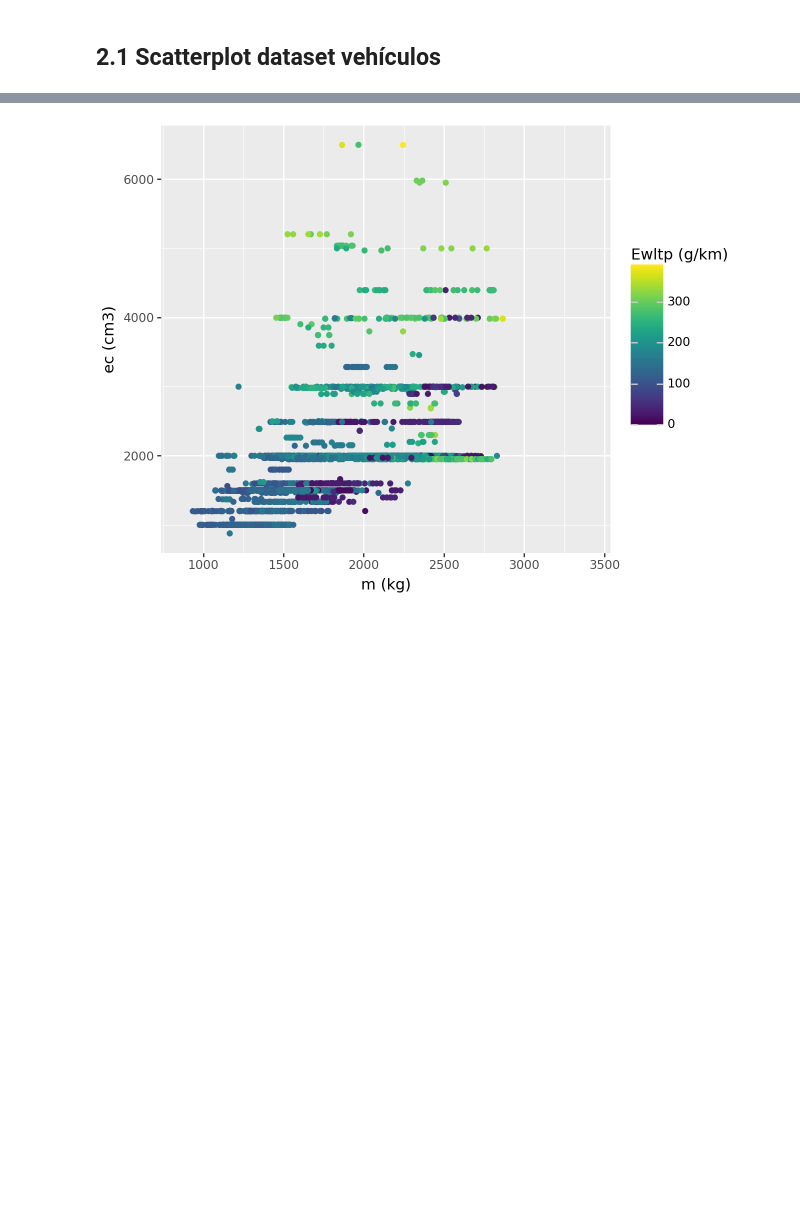
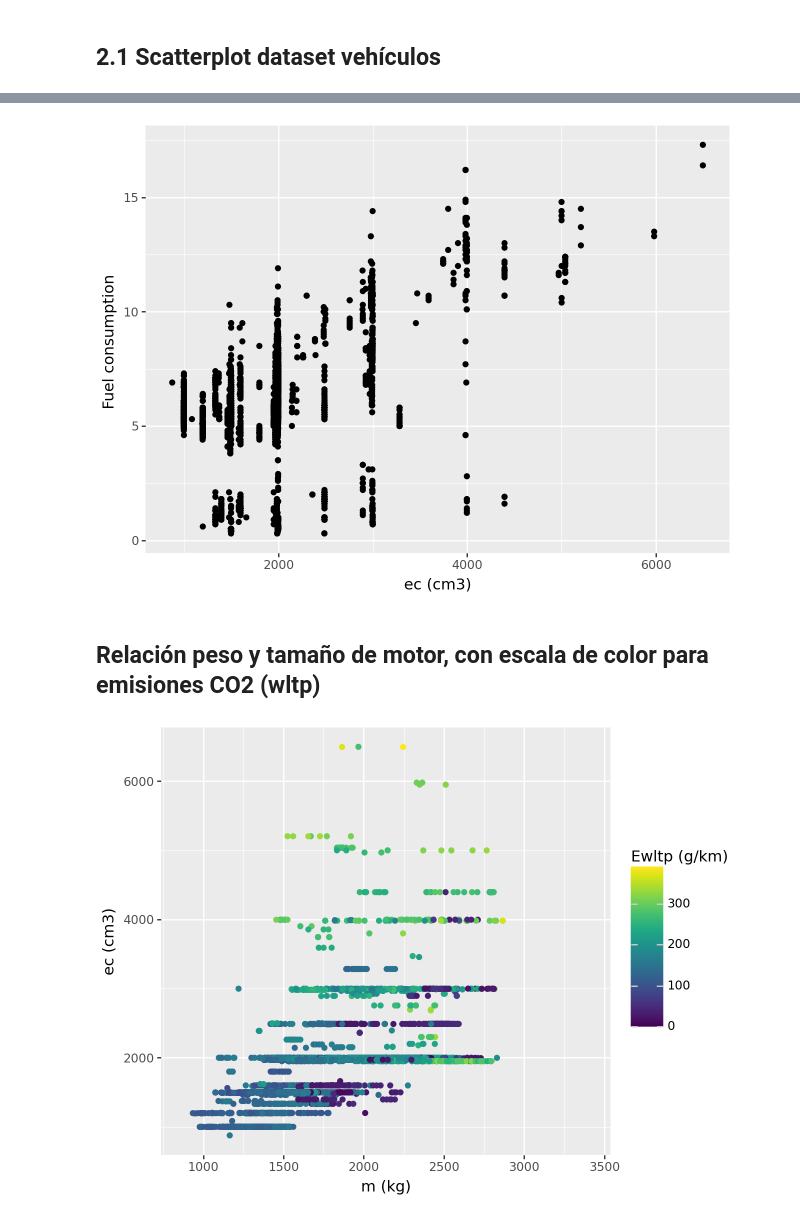
Before and after one commit to pedroconcejero/ucm_master_25_26, a Jupyter notebook: 04_ggplot_ejemplo_vehiculos_ES_2024_copy.ipynb, the cells around one changed output, grey strips where cells are left out. Cells and saved outputs as stored; diff of their text form; code cells hidden in the pictures; blank space fills up the shorter version.

```diff
--- a/04_ggplot_ejemplo_vehiculos_ES_2024_copy.ipynb
+++ b/04_ggplot_ejemplo_vehiculos_ES_2024_copy.ipynb
@@ -72,7 +77,9 @@ ggplot(df) +
 # %%
 (
     ggplot(df)  # What data to use
-    + aes(x = 'EngineCapacity',
-          y = 'MetricCombined')  # What variable to use
+    + aes(x = 'ec (cm3)',
+          y = 'Fuel consumption ')  # What variable to use
     + geom_point()   # Geometric object to use for drawing
 )
+# %% [output]
+[figure, added]
@@ -95,3 +86,5 @@ mi_grafico + geom_point()
+# %% [markdown]
+## Relación peso y tamaño de motor, con escala de color para emisiones CO2 (wltp)
 # %%
 (
     ggplot(df)  # What data to use
```
Also changed, not shown: parts of 23 cells of this notebook.
